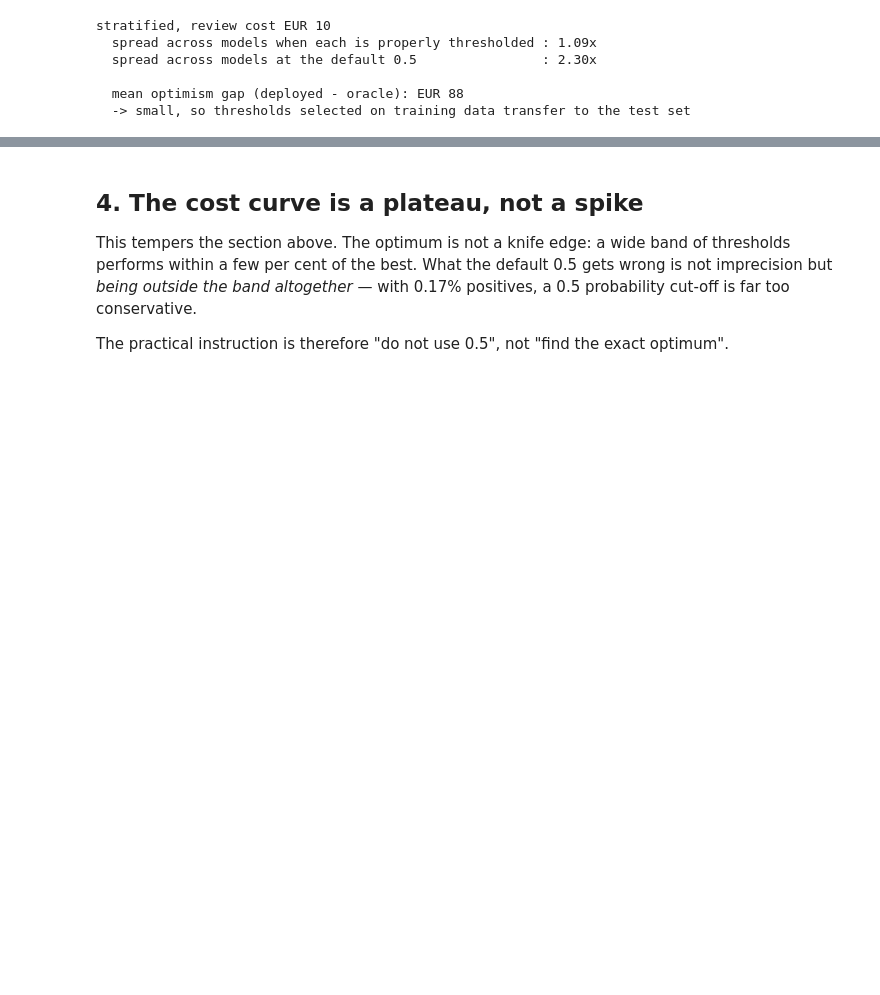
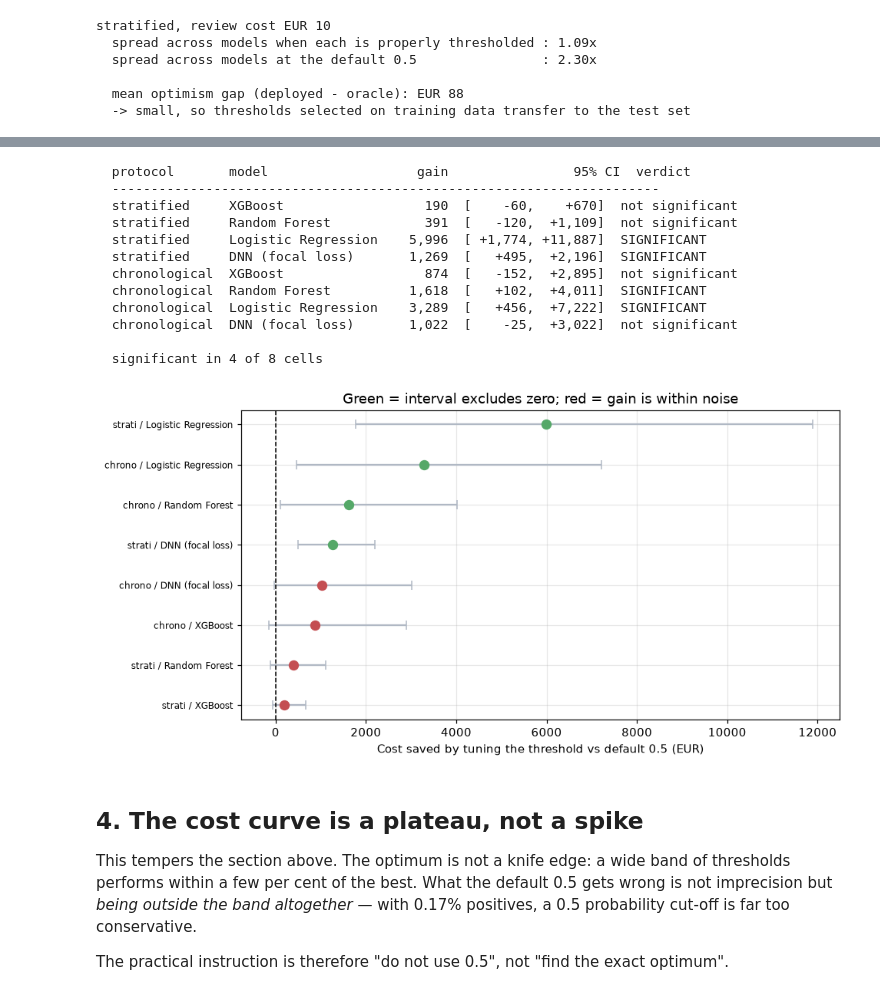
Before and after one commit to karsahakyann/Credit-Card-Fraud-Detection, a Jupyter notebook: notebooks/05_cost_sensitive_shap.ipynb, the cells around one changed output, grey strips where cells are left out. Saved outputs shown, nothing was run; the diff lists cells and outputs as text; code cells hidden in the pictures; blank space fills up the shorter version.

```diff
--- a/notebooks/05_cost_sensitive_shap.ipynb
+++ b/notebooks/05_cost_sensitive_shap.ipynb
@@ -163,3 +179,44 @@ plt.show()
+# %%
+boot = pd.read_csv(R / "threshold_gain_bootstrap.csv")
+print(f"  {'protocol':<15}{'model':<20}{'gain':>8}{'95% CI':>22}  verdict")
+print("  " + "-" * 70)
+for _, r in boot.iterrows():
+    print(f"  {r.protocol:<15}{MODEL_LABEL[r.model]:<20}{r.gain:>8,.0f}"
+          f"  [{r.ci_lo:>+7,.0f},{r.ci_hi:>+8,.0f}]  "
+          f"{'SIGNIFICANT' if r.significant else 'not significant'}")
+print(f"\n  significant in {int(boot.significant.sum())} of {len(boot)} cells")
+
+fig, ax = plt.subplots(figsize=(9, 4.6))
+b = boot.sort_values("gain")
+ylab = [f"{r.protocol[:6]} / {MODEL_LABEL[r.model]}" for _, r in b.iterrows()]
+y = np.arange(len(b))
+ax.errorbar(b.gain, y, xerr=[b.gain - b.ci_lo, b.ci_hi - b.gain], fmt="o",
+            capsize=4, color="#4C72B0", ecolor="#B0B8C4")
+for i, (_, r) in enumerate(b.iterrows()):
+    ax.scatter([r.gain], [i], s=60, zorder=5,
+               color="#55A868" if r.significant else "#C44E52")
+ax.axvline(0, color="black", linestyle="--", linewidth=1)
+ax.set_yticks(y); ax.set_yticklabels(ylab, fontsize=8)
+ax.set_xlabel("Cost saved by tuning the threshold vs default 0.5 (EUR)")
+ax.set_title("Green = interval excludes zero; red = gain is within noise")
+fig.tight_layout()
+fig.savefig(config.FIGURES_DIR / "phase5_threshold_gain_ci.png", dpi=150,
+            bbox_inches="tight")
+plt.show()
+# %% [output]
+  protocol       model                   gain                95% CI  verdict
+  ----------------------------------------------------------------------
+  stratified     XGBoost                  190  [    -60,    +670]  not significant
+  stratified     Random Forest            391  [   -120,  +1,109]  not significant
+  stratified     Logistic Regression    5,996  [ +1,774, +11,887]  SIGNIFICANT
+  stratified     DNN (focal loss)       1,269  [   +495,  +2,196]  SIGNIFICANT
+  chronological  XGBoost                  874  [   -152,  +2,895]  not significant
+  chronological  Random Forest          1,618  [   +102,  +4,011]  SIGNIFICANT
+  chronological  Logistic Regression    3,289  [   +456,  +7,222]  SIGNIFICANT
+  chronological  DNN (focal loss)       1,022  [    -25,  +3,022]  not significant
+
+  significant in 4 of 8 cells
+[figure, added]
 # %% [markdown]
 ## 4. The cost curve is a plateau, not a spike
 
```
Also changed, not shown: parts of 4 cells of this notebook, 3 other files.
